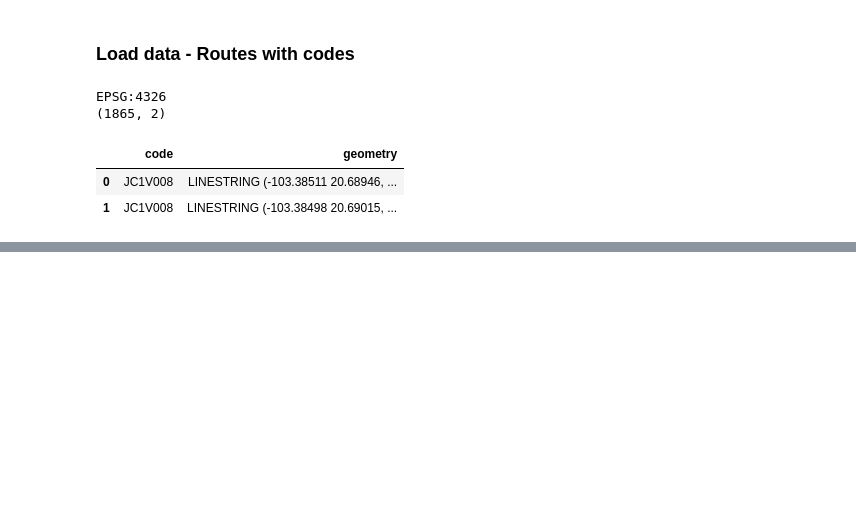
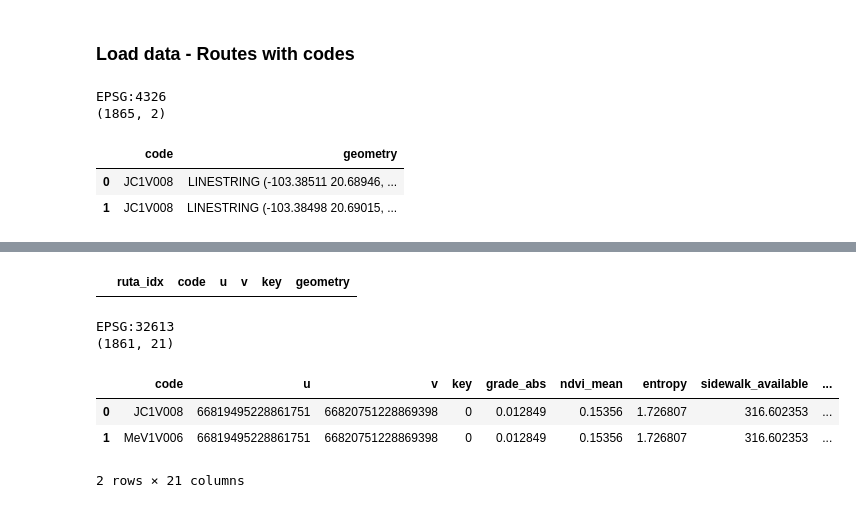
Before and after one commit to Observatorio-Ciudades/accesibilidad-urbana, a Jupyter notebook: notebooks/projects/volvo/13c_encuestas_merge_physical_variables.ipynb, the cells around one changed output, grey strips where cells are left out. Cells and saved outputs as stored; diff of their text form; code cells hidden in the pictures; blank space fills up the shorter version.

```diff
--- a/notebooks/projects/volvo/13c_encuestas_merge_physical_variables.ipynb
+++ b/notebooks/projects/volvo/13c_encuestas_merge_physical_variables.ipynb
@@ -227,0 +236,11 @@ EPSG:32613
+# %%
+# Fixed missing data in GIS
+#rutas_edges_32613.to_file(first_folder_path + f"data/processed/volvo/encuestas/03_rutas_en_edges/rutas_edges_id_1.gpkg")
+
+# Read fixed file
+rutas_edges_fixed = gpd.read_file(first_folder_path + f"data/processed/volvo/encuestas/03_rutas_en_edges/rutas_edges_id_2.gpkg")
+
+# Show
+print(rutas_edges_fixed.crs)
+print(rutas_edges_fixed.shape)
+rutas_edges_fixed.head(2)
@@ -227,0 +253,26 @@ EPSG:32613
+# %%
+rutas_edges_fixed.loc[rutas_edges_fixed.u.isna()]
+# %% [output]
+|  | ruta_idx | code | u | v | key | geometry |
+# %%
+# Change to int for compatibility
+rutas_edges_fixed['u'] = rutas_edges_fixed['u'].astype('int')
+rutas_edges_fixed['v'] = rutas_edges_fixed['v'].astype('int')
+rutas_edges_fixed['key'] = rutas_edges_fixed['key'].astype('int')
+# Merge physical variables
+rutas_edges_var = pd.merge(rutas_edges_fixed[['code','u','v','key']],edges_var_gdl,on=['u','v','key'])
+
+# Turn into GeoDataFrame
+rutas_edges_var = gpd.GeoDataFrame(rutas_edges_var,geometry='geometry',crs="EPSG:32613")
+
+# Show
+print(rutas_edges_var.crs)
+print(rutas_edges_var.shape)
+rutas_edges_var.head(2)
+# %% [output]
+EPSG:32613
+(1861, 21)
+|  | code | u | v | key | grade_abs | ndvi_mean | entropy | sidewalk_available | ... |
+| 0 | JC1V008 | 66819495228861751 | 66820751228869398 | 0 | 0.012849 | 0.15356 | 1.726807 | 316.602353 | ... |
+| 1 | MeV1V006 | 66819495228861751 | 66820751228869398 | 0 | 0.012849 | 0.15356 | 1.726807 | 316.602353 | ... |
+2 rows × 21 columns
```
Also changed, not shown: parts of 26 cells of this notebook.
